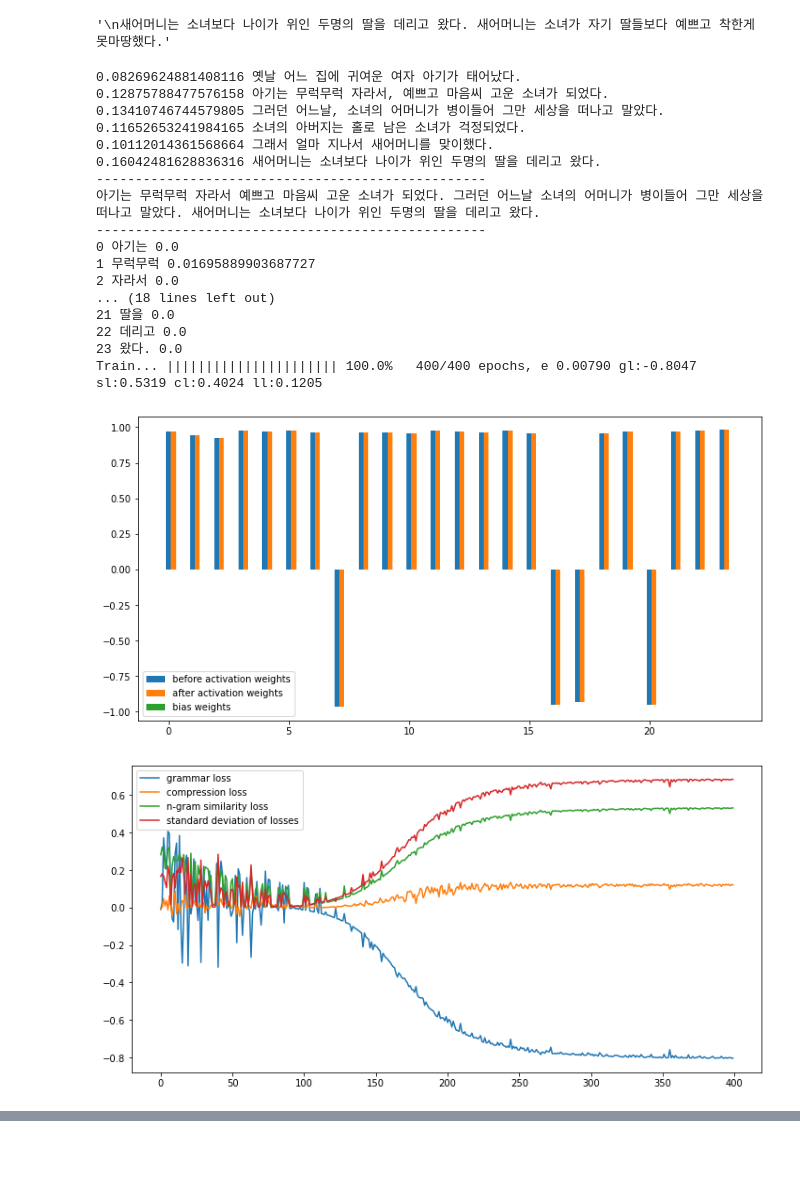
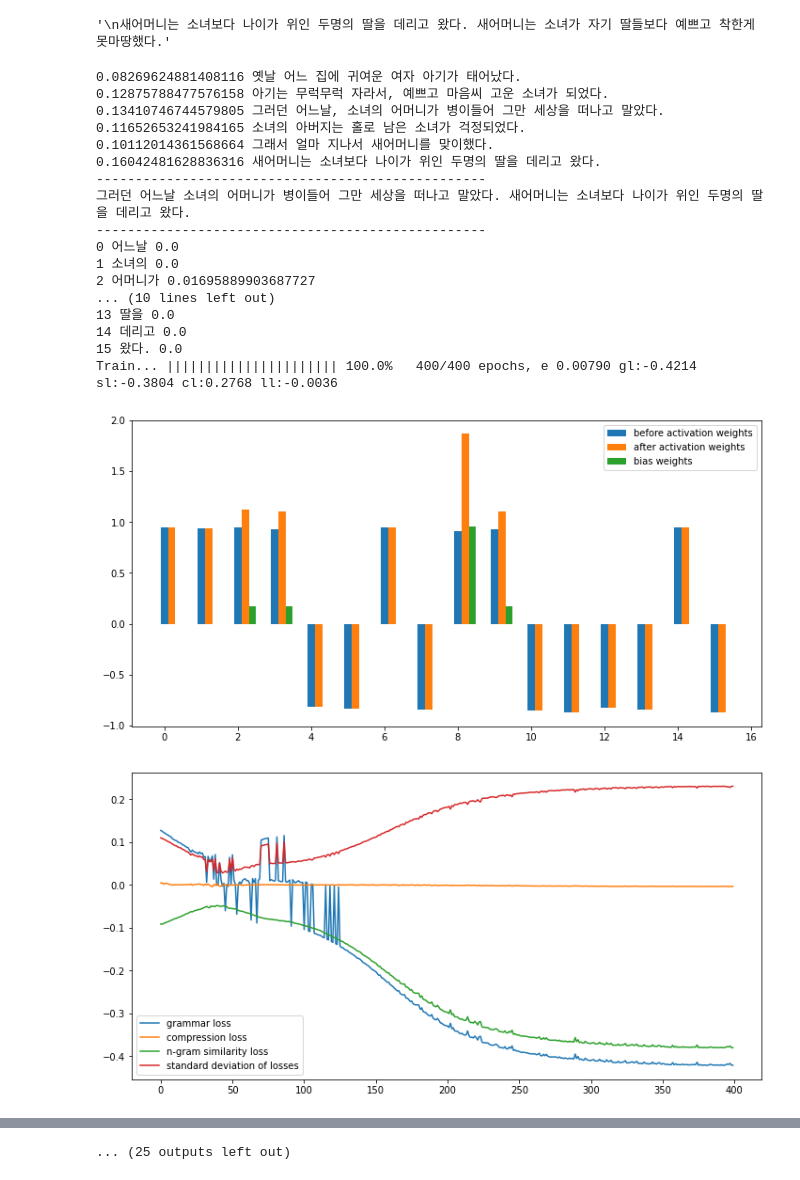
Before and after one commit to dolmani38/Summary2, a Jupyter notebook: multi-discriminator GAN 0910.ipynb, the cells around one changed output, grey strips where cells are left out. Cells and saved outputs as stored; diff of their text form; code cells hidden in the pictures; blank space fills up the shorter version.

```diff
--- a/multi-discriminator GAN 0910.ipynb
+++ b/multi-discriminator GAN 0910.ipynb
@@ -1540,7 +1540,7 @@ class SAM_Summarizer:
         decay = 5/epochs
 
 
-        dfs = torch.tensor([ 1.0, 1.0, 1.0], device=device, dtype=torch.float, requires_grad=True)
+        dfs = torch.tensor([ 1.0, 2.0, 1.0], device=device, dtype=torch.float, requires_grad=True)
 
         #noise = torch.randn(batch_size,self.source.org_source_length).to(device)
         for i in range(epochs):
@@ -1550,7 +1550,7 @@ class SAM_Summarizer:
 
                 random_number = np.random.rand()
                 # 2. Explore using the Epsilon Greedy Exploration Strategy
-
+                '''
                 if random_number <= epsilon:
                     # Explore
                     a = torch.randn(batch_size,self.source.org_source_length).to(device) * epsilon
@@ -1560,7 +1560,8 @@ class SAM_Summarizer:
                 else:
                     #bias = torch.tensor([list(self.source.bias_table.values()) for u in range(batch_size)]).to(device)
                     bias = torch.zeros_like(noise).to(device)
-
+                '''
+                bias = torch.tensor([list(self.source.bias_table.values()) for u in range(batch_size)]).to(device) * 10
                 #print(bias.shape)
                 #if self.with_bias:
                 #    bias[:,noise.shape[1]-1] = 0.1
@@ -1581,7 +1582,7 @@ class SAM_Summarizer:
                 G_g_loss = -torch.mean(sw2)
                 #print(G_g_loss)
                 sw1 = sw * fake_sim_out
-                G_s_loss = -torch.mean(sw1)
+                G_s_loss = torch.mean(sw1)
 
                 sw4 = sw * fake_cos_out
                 G_c_loss = -torch.mean(sw4)
@@ -1592,7 +1593,7 @@ class SAM_Summarizer:
                 dsc_loss = torch.stack([G_g_loss,G_s_loss,G_l_loss])
 
                 #G_loss = torch.dot(dfs,dsc_loss) #+ torch.std(dsc_loss)
-                G_loss =  G_g_loss + G_l_loss
+                G_loss =  G_g_loss  + G_s_loss + G_l_loss * 2
 
                 self.generator.zero_grad()
                 G_loss.backward()
@@ -2045,37 +2046,37 @@ def summary(ft,text,steps=4,top_rank=2):
 # %%
 import io
 
-for try_count in range(100):
+for try_count in range(1):
 
-    org_text = summary(full_text,full_text,steps=6,top_rank=3)
+    org_text = summary(full_text,full_text,steps=6,top_rank=2)
     print('='*50)
     for txt in np.array(nltk.sent_tokenize(org_text.strip())):
         print(txt)
     org_text = summary(full_text,org_text,steps=2,top_rank=2)
     print('='*50 + str(try_count+1) + '='*50)
     for txt in np.array(nltk.sent_tokenize(org_text.strip())):
         print(txt)
 
     with io.open('/content/drive/MyDrive/GAN_ENDE/Cinderella_summary_result.txt','a',encoding='utf8') as f:
         f.write(org_text + '\r\n')
     f.close()
 # %% [output]
 0.08269624881408116 옛날 어느 집에 귀여운 여자 아기가 태어났다.
 0.12875788477576158 아기는 무럭무럭 자라서, 예쁘고 마음씨 고운 소녀가 되었다.
 0.13410746744579805 그러던 어느날, 소녀의 어머니가 병이들어 그만 세상을 떠나고 말았다.
 0.11652653241984165 소녀의 아버지는 홀로 남은 소녀가 걱정되었다.
 0.10112014361568664 그래서 얼마 지나서 새어머니를 맞이했다.
 0.16042481628836316 새어머니는 소녀보다 나이가 위인 두명의 딸을 데리고 왔다.
 --------------------------------------------------
-아기는 무럭무럭 자라서 예쁘고 마음씨 고운 소녀가 되었다. 그러던 어느날 소녀의 어머니가 병이들어 그만 세상을 떠나고 말았다. 새어머니는 소녀보다 나이가 위인 두명의 딸을 데리고 왔다.
+그러던 어느날 소녀의 어머니가 병이들어 그만 세상을 떠나고 말았다. 새어머니는 소녀보다 나이가 위인 두명의 딸을 데리고 왔다.
 --------------------------------------------------
-0 아기는 0.0
-1 무럭무럭 0.01695889903687727
-2 자라서 0.0
-... (18 lines left out)
-21 딸을 0.0
-22 데리고 0.0
-23 왔다. 0.0
-Train... |||||||||||||||||||||| 100.0%   400/400 epochs, e 0.00790 gl:-0.8047  sl:0.5319 cl:0.4024 ll:0.1205
+0 어느날 0.0
+1 소녀의 0.0
+2 어머니가 0.01695889903687727
+... (10 lines left out)
+13 딸을 0.0
+14 데리고 0.0
+15 왔다. 0.0
+Train... |||||||||||||||||||||| 100.0%   400/400 epochs, e 0.00790 gl:-0.4214  sl:-0.3804 cl:0.2768 ll:-0.0036
-[figure, old version]
+[figure, new version]
-[figure, old version]
+[figure, new version]
@@ -2099,2 +2140,3 @@ correct_grammar_score:5.2656 best_grammar_score:5.1536
+... (25 outputs left out)
 # %%
 model.save_pretrained("/content/drive/MyDrive/GAN_ENDE/sentence_complete_model1")
```
Also changed, not shown: parts of 2 cells of this notebook.
